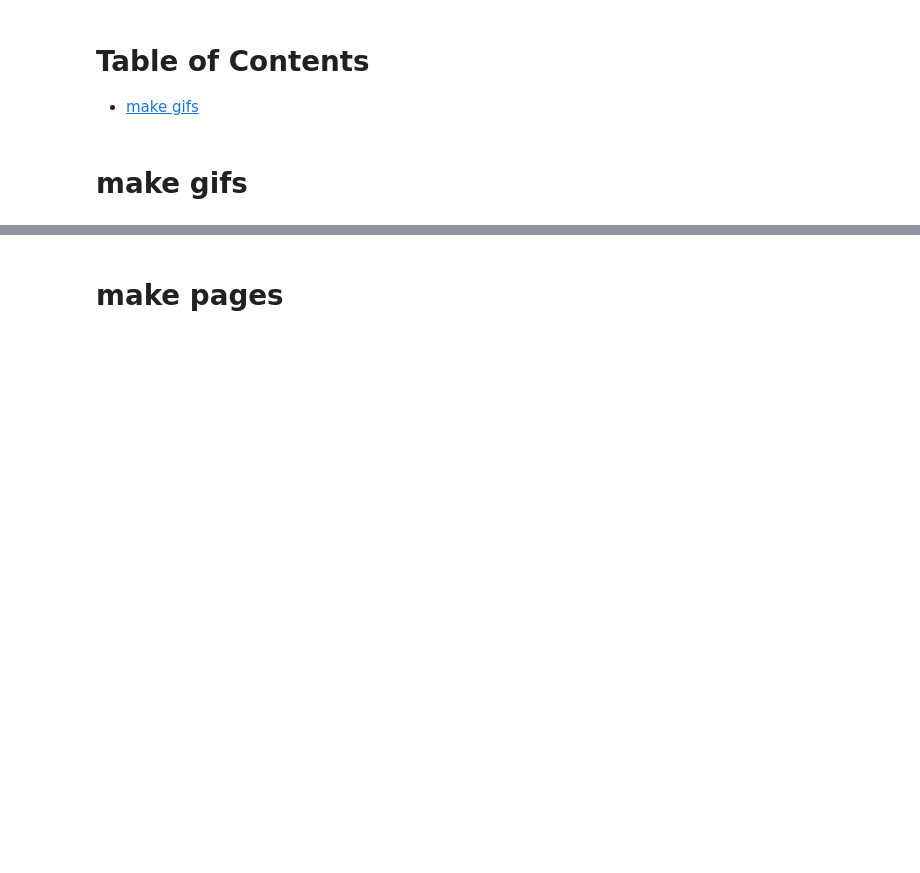
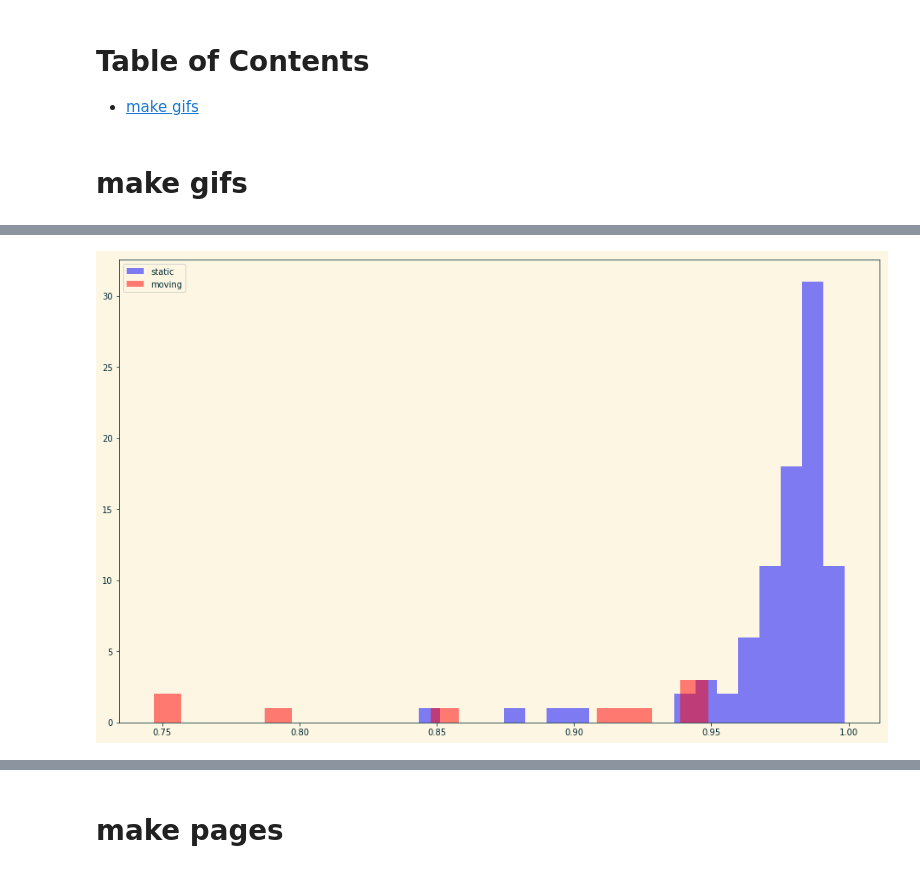
Before and after one commit to drschwenk/analyze_ds, a Jupyter notebook: gen_doc_pages.ipynb, the cells around one changed output, grey strips where cells are left out. Saved outputs shown, nothing was run; the diff lists cells and outputs as text; code cells hidden in the pictures; blank space fills up the shorter version.

```diff
--- a/gen_doc_pages.ipynb
+++ b/gen_doc_pages.ipynb
@@ -167,0 +306,7 @@ def combine_bg_images(video):
+# %%
+ax1 = plt.subplot(111)
+vid_labels[vid_labels['moving']==0]['ssim'].hist(ax=ax1, color='blue', label='static', alpha=0.5, bins=20)
+vid_labels[vid_labels['moving']==1]['ssim'].hist(ax=ax1, color='red', label='moving', alpha=0.5, bins=20)
+_ = ax1.legend(loc='best')
+# %% [output]
+[figure, added]
```
Also changed, not shown: parts of 85 cells of this notebook.
